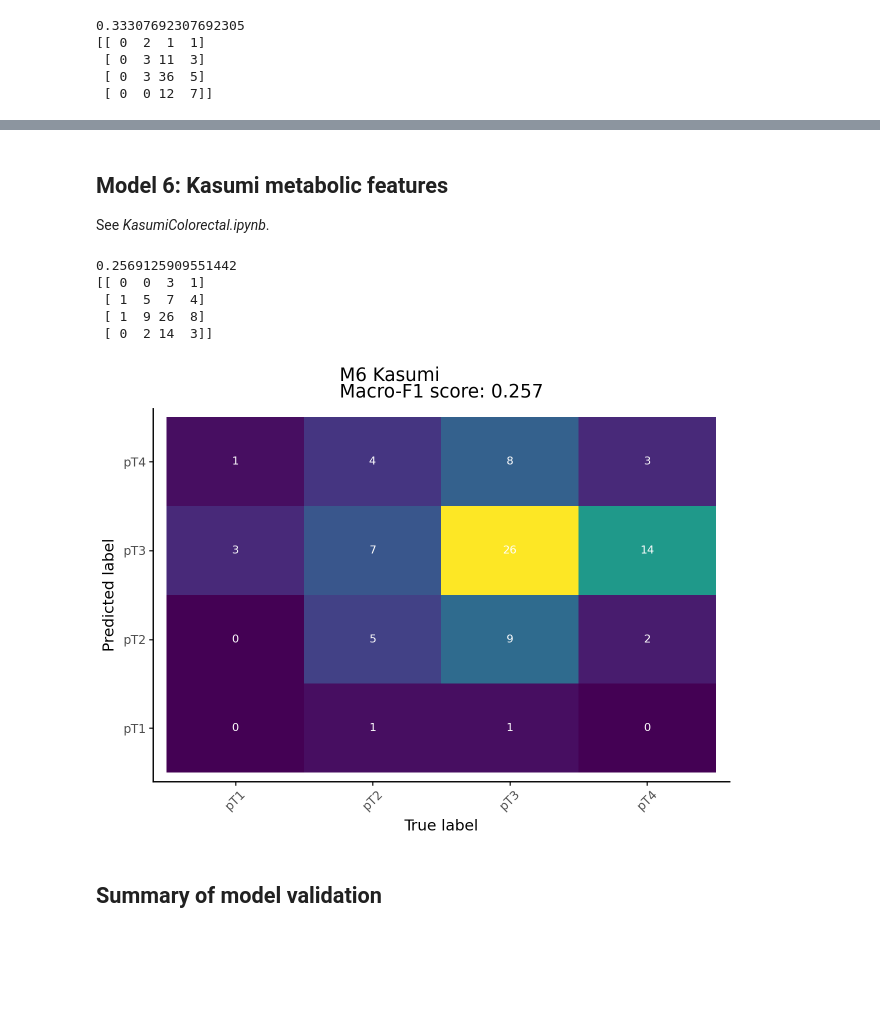
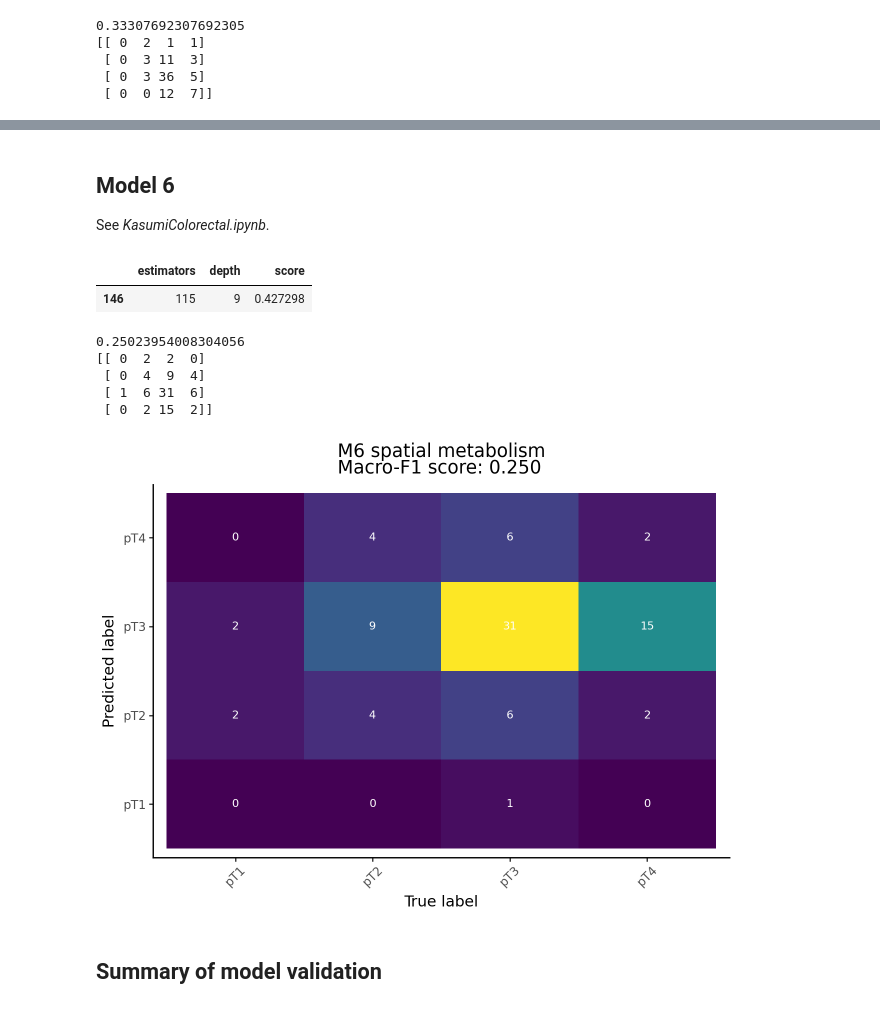
Before and after one commit to HartmannLab/MIBI-Analysis_Hamburg_CRC_TMA_2024, a Jupyter notebook: notebooks/spatial/ValidateXGB.ipynb, the cells around one changed output, grey strips where cells are left out. Cells and saved outputs as stored; diff of their text form; code cells hidden in the pictures; blank space fills up the shorter version.

Commit message:
FOV-level spatial metabolism model

```diff
--- a/notebooks/spatial/ValidateXGB.ipynb
+++ b/notebooks/spatial/ValidateXGB.ipynb
@@ -510,7 +510,7 @@ confmat = confmat.stack().reset_index()
 confmat.columns = ["True label", "Predicted label", "Count"]
 # %%
 # Add the model
-current_model = "M5 MISTy"
+current_model = "M5 spatial lineage"
 all_models_val = pd.concat([all_models_val,
                             pd.DataFrame({
                                 "model": [current_model],
@@ -529,3 +529,3 @@ ggsave(gp, "../../figures/fig4/confmat_stage_misty.pdf", dpi = 300, height = 3.5
 # %% [markdown]
-## Model 6: Kasumi metabolic features
+## Model 6
 See *KasumiColorectal.ipynb*.
@@ -536,5 +532,13 @@ kasumi_files = os.listdir(kasumi_folder)
+# %%
+misty_features_raw = pd.read_csv("../../data/kasumi_metab_features.csv", index_col=0)
+# Subset to top 100 most common features
+misty_features = misty_features_raw.iloc[:,np.argsort(-np.sum(misty_features_raw > 0))[:100]]
+# FOVs now exclude healthy samples
+misty_features = misty_features.loc[meta_per_fov.index]
 # %%
-best_model = pd.read_csv("../../data/model4_kasumi_markers_f1_scores.txt", header=None,
-            names=["estimators", "cuts", "res", "depth", "score"]).sort_values("score", ascending=False).head(1)
-n_estimators, cuts, res, n_depth = best_model.values[0,:4]
-n_estimators = int(n_estimators)
+best_model = pd.read_csv("../../data/model7_kasumi_marker_f1_scores.txt", header=None, names=["estimators", "depth", "score"]).sort_values("score", ascending=False).head(1)
+n_estimators, n_depth = best_model.iloc[0,:2]
+best_model
+# %% [output]
+|  | estimators | depth | score |
+| 146 | 115 | 9 | 0.427298 |
@@ -546,8 +546,8 @@ kasumi_run = kasumi_run.loc[meta_per_fov.index]
 logging.getLogger('tensorflow').setLevel(logging.ERROR)
 with warnings.catch_warnings(action="ignore"):
     # Step 1: Define train and test subsets of the MISTy data
-    train_kasumi = kasumi_run.loc[meta_per_fov["inner"]]
-    test_kasumi = kasumi_run.loc[~meta_per_fov["inner"]]
+    train_misty = misty_features.loc[meta_per_fov["inner"]]
+    test_misty = misty_features.loc[~meta_per_fov["inner"]]
     train_meta = meta_per_fov.loc[meta_per_fov["inner"]]["Stage"]
     test_meta = meta_per_fov.loc[~meta_per_fov["inner"]]["Stage"]
 
@@ -558,11 +558,11 @@ with warnings.catch_warnings(action="ignore"):
         device="cuda",
         random_state=0)
     le = LabelEncoder()
-    xgb.fit(train_kasumi,
+    xgb.fit(train_misty,
             le.fit_transform(train_meta))
 
     # # Step 3: Predict stage of each FOV in the test data
-    preds = xgb.predict(test_kasumi)
+    preds = xgb.predict(test_misty)
 
     # # Step 4: Compute f1_score
     score = f1_score(le.transform(test_meta),
@@ -573,11 +573,11 @@ with warnings.catch_warnings(action="ignore"):
     confmat = confusion_matrix(le.transform(test_meta), preds)
     print(confmat)
 # %% [output]
-0.2569125909551442
-[[ 0  0  3  1]
- [ 1  5  7  4]
- [ 1  9 26  8]
- [ 0  2 14  3]]
+0.25023954008304056
+[[ 0  2  2  0]
+ [ 0  4  9  4]
+ [ 1  6 31  6]
+ [ 0  2 15  2]]
 # %%
 # Display confusion matrix
 confmat = pd.DataFrame(confmat,
@@ -588,22 +588,22 @@ confmat = confmat.stack().reset_index()
 confmat.columns = ["True label", "Predicted label", "Count"]
 # %%
 # Add the model
-current_model = "M6 Kasumi"
+current_model = "M6 spatial metabolism"
 all_models_val = pd.concat([all_models_val,
                             pd.DataFrame({
                                 "model": [current_model],
                                 "score": [score]
                             })], ignore_index=True)
 gp = (ggplot(confmat, aes(x="True label", y="Predicted label", fill="Count")) +
       geom_tile() +
       geom_text(aes(label="Count"), color = "#ffffff", size=8) +
       theme_classic() +
       theme(legend_position="none", axis_text_x=element_text(angle=45)) +
       labs(title=f"{current_model}\nMacro-F1 score: {score:.3f}"))
 gp.show()
-ggsave(gp, "../../figures/fig4/confmat_stage_kasumi.pdf", dpi = 300, height = 3.5, width = 3.5)
+ggsave(gp, "../../figures/fig4/confmat_stage_misty_metab.pdf", dpi = 300, height = 3.5, width = 3.5)
 # %% [output]
-[figure, old version]
+[figure, new version]
 # %% [markdown]
 ## Summary of model validation
 # %%
```
Also changed, not shown: parts of 5 cells of this notebook, 1 other file.
